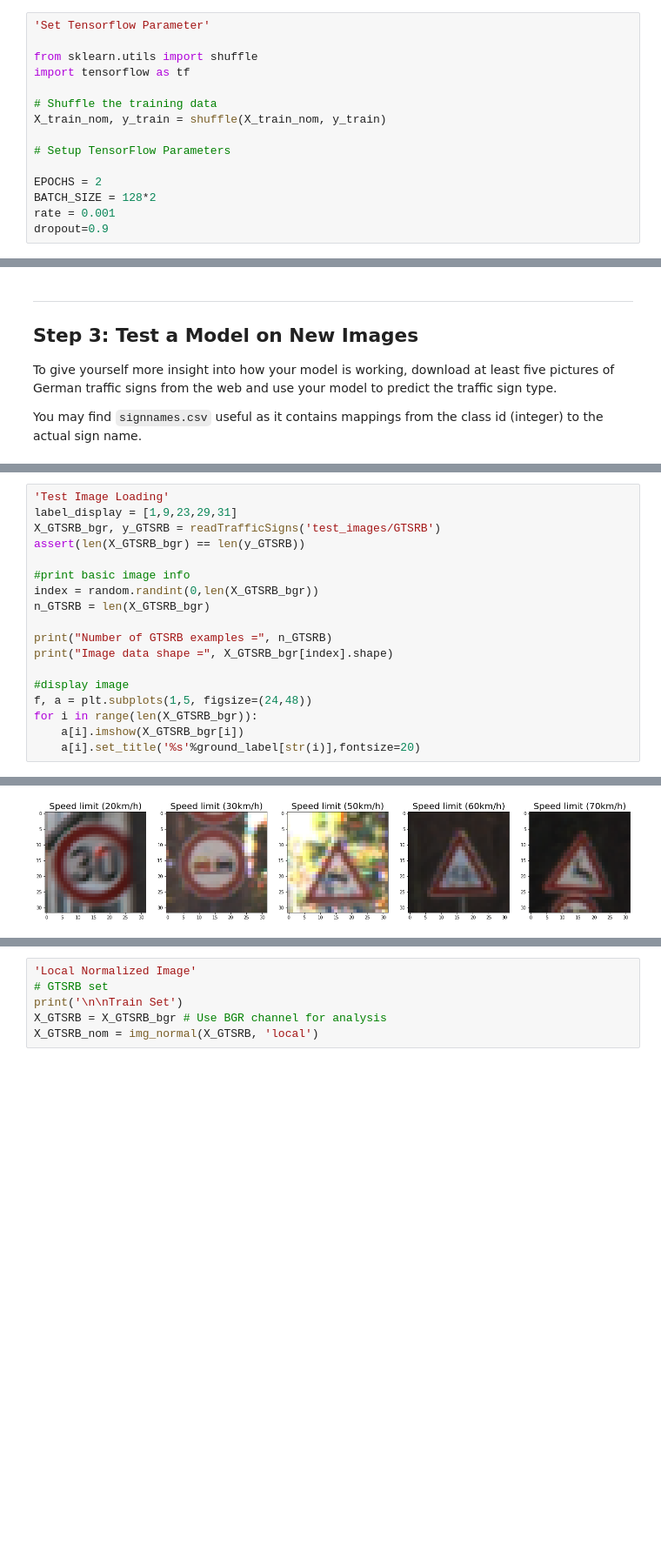
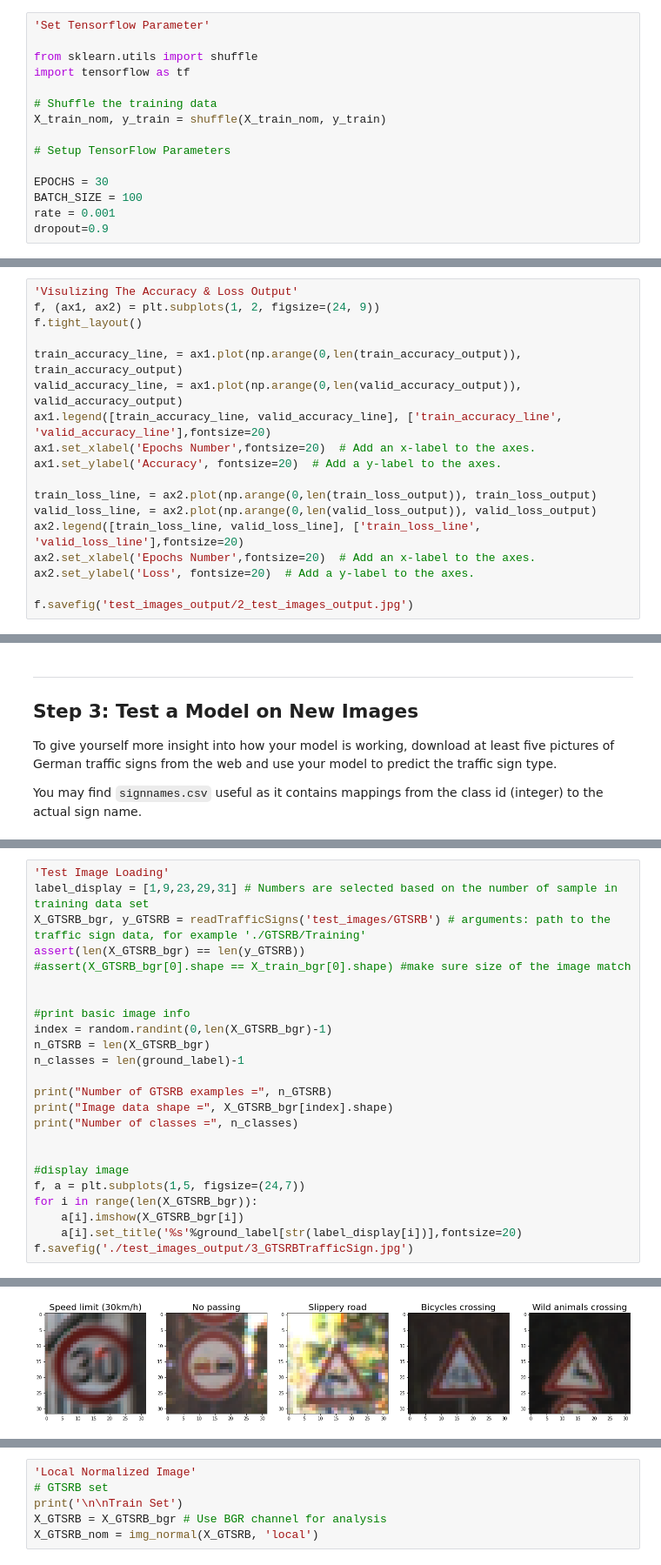
Before and after one commit to leizhao3/CarND-Traffic-Sign-Classifier-Project, a Jupyter notebook: Traffic_Sign_Classifier.ipynb, the cells around one changed output, grey strips where cells are left out. Shown at 87% size. Saved outputs shown, nothing was run; the diff lists cells and outputs as text; blank space fills up the shorter version.

Commit message:
Feat: complete test image & writeup

```diff
--- a/Traffic_Sign_Classifier.ipynb
+++ b/Traffic_Sign_Classifier.ipynb
@@ -311,8 +378,8 @@ X_train_nom, y_train = shuffle(X_train_nom, y_train)
 
 # Setup TensorFlow Parameters
 
-EPOCHS = 2
-BATCH_SIZE = 128*2
+EPOCHS = 30
+BATCH_SIZE = 100
 rate = 0.001
 dropout=0.9
 # %%
@@ -487,0 +600,18 @@ plt.ylabel('Accuracy')  # Add a y-label to the axes.
+# %%
+'Visulizing The Accuracy & Loss Output'
+f, (ax1, ax2) = plt.subplots(1, 2, figsize=(24, 9))
+f.tight_layout()
+
+train_accuracy_line, = ax1.plot(np.arange(0,len(train_accuracy_output)), train_accuracy_output)
+valid_accuracy_line, = ax1.plot(np.arange(0,len(valid_accuracy_output)), valid_accuracy_output)
+ax1.legend([train_accuracy_line, valid_accuracy_line], ['train_accuracy_line', 'valid_accuracy_line'],fontsize=20)
+ax1.set_xlabel('Epochs Number',fontsize=20)  # Add an x-label to the axes.
+ax1.set_ylabel('Accuracy', fontsize=20)  # Add a y-label to the axes.
+
+train_loss_line, = ax2.plot(np.arange(0,len(train_loss_output)), train_loss_output)
+valid_loss_line, = ax2.plot(np.arange(0,len(valid_loss_output)), valid_loss_output)
+ax2.legend([train_loss_line, valid_loss_line], ['train_loss_line', 'valid_loss_line'],fontsize=20)
+ax2.set_xlabel('Epochs Number',fontsize=20)  # Add an x-label to the axes.
+ax2.set_ylabel('Loss', fontsize=20)  # Add a y-label to the axes.
+
+f.savefig('test_images_output/2_test_images_output.jpg')
@@ -668,21 +741,27 @@ def readTrafficSigns(rootpath):
 # %%
 'Test Image Loading'
-label_display = [1,9,23,29,31]
-X_GTSRB_bgr, y_GTSRB = readTrafficSigns('test_images/GTSRB')
+label_display = [1,9,23,29,31] # Numbers are selected based on the number of sample in training data set
+X_GTSRB_bgr, y_GTSRB = readTrafficSigns('test_images/GTSRB') # arguments: path to the traffic sign data, for example './GTSRB/Training'
 assert(len(X_GTSRB_bgr) == len(y_GTSRB))
+#assert(X_GTSRB_bgr[0].shape == X_train_bgr[0].shape) #make sure size of the image match
+
 
 #print basic image info
-index = random.randint(0,len(X_GTSRB_bgr))
+index = random.randint(0,len(X_GTSRB_bgr)-1)
 n_GTSRB = len(X_GTSRB_bgr)
+n_classes = len(ground_label)-1
 
 print("Number of GTSRB examples =", n_GTSRB)
 print("Image data shape =", X_GTSRB_bgr[index].shape)
+print("Number of classes =", n_classes)
+
 
 #display image
-f, a = plt.subplots(1,5, figsize=(24,48))
+f, a = plt.subplots(1,5, figsize=(24,7))
 for i in range(len(X_GTSRB_bgr)):
     a[i].imshow(X_GTSRB_bgr[i])
-    a[i].set_title('%s'%ground_label[str(i)],fontsize=20)
+    a[i].set_title('%s'%ground_label[str(label_display[i])],fontsize=20)
+f.savefig('./test_images_output/3_GTSRBTrafficSign.jpg')
 # %% [output]
 Number of GTSRB examples = 5
 Image data shape = (32, 32, 3)
@@ -689 +769 @@ Image data shape = (32, 32, 3)
-[figure, old version]
+[figure, new version]
```
Also changed, not shown: parts of 39 cells of this notebook, 21 other files.
